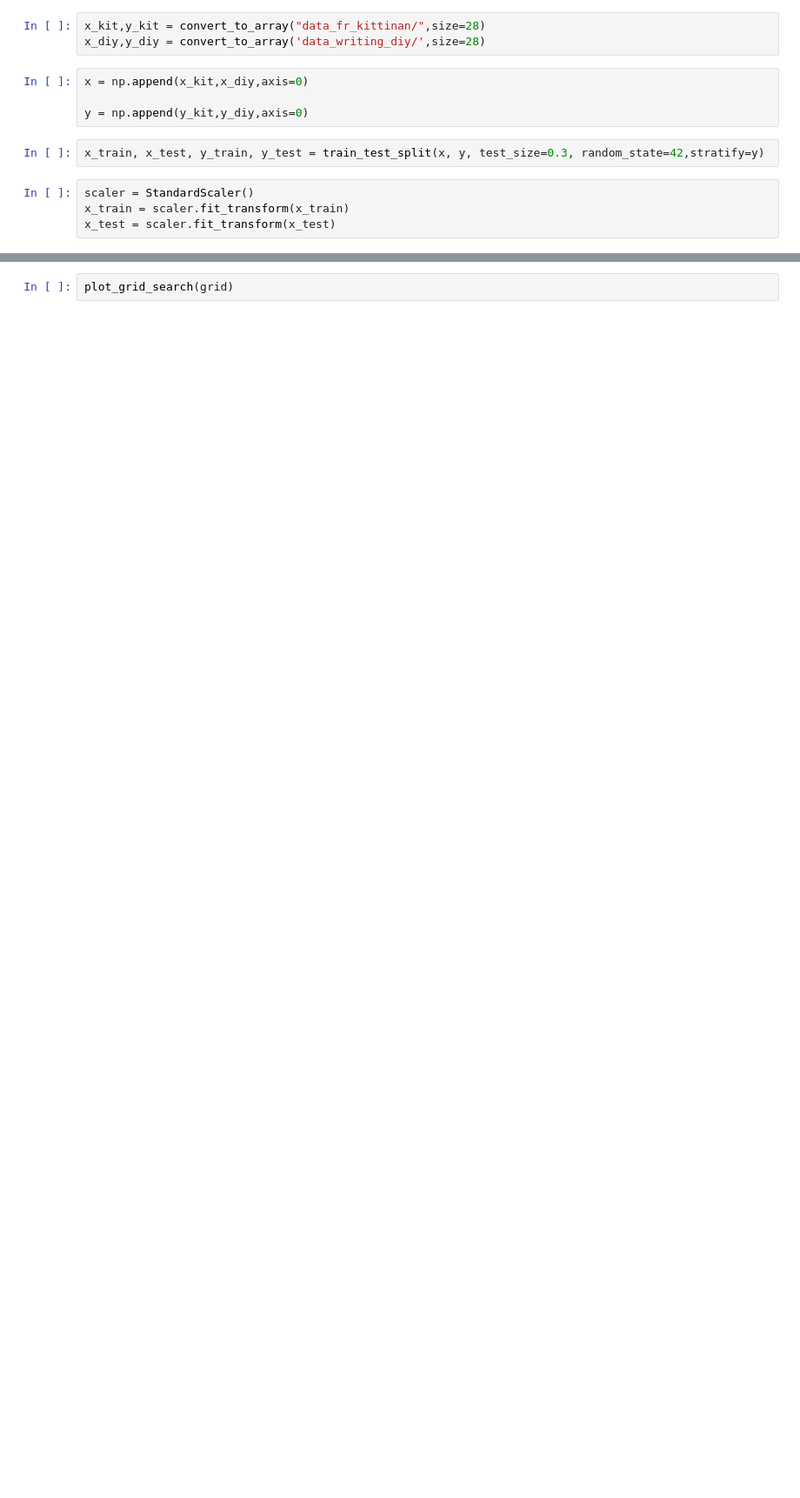
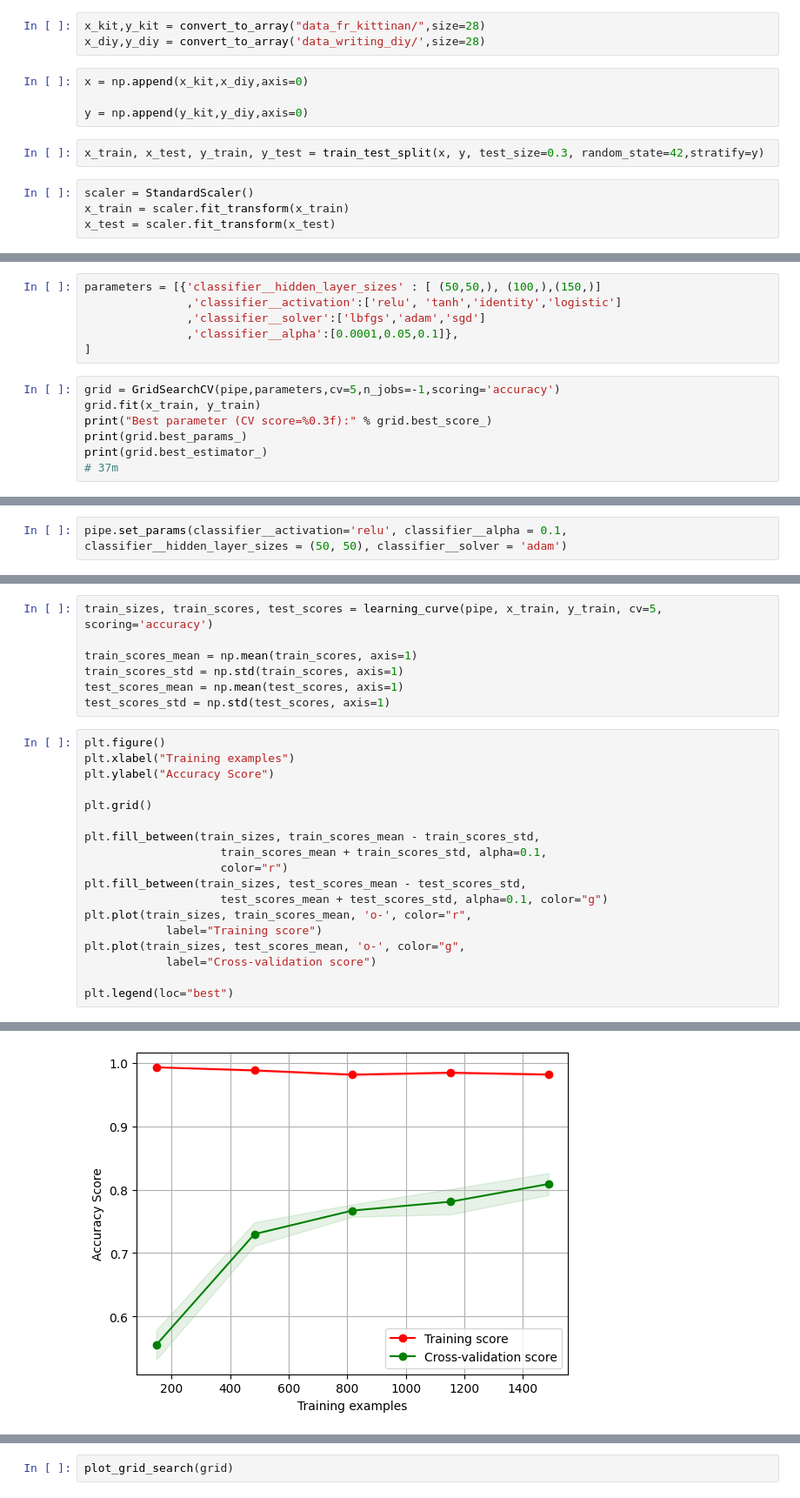
Before and after one commit to eatrabyo/dads-6003-thai_num_classification, a Jupyter notebook: nn.ipynb, the cells around one changed output, grey strips where cells are left out. Shown: that part at 87% size. Drawn from its saved outputs; the diff is of its cells as text; blank space fills up the shorter version.

```diff
--- a/nn.ipynb
+++ b/nn.ipynb
@@ -27,0 +33,13 @@ nn0 = MLPClassifier(random_state=42)
+# %%
+parameters = [{'classifier__hidden_layer_sizes' : [ (50,50,), (100,),(150,)]
+               ,'classifier__activation':['relu', 'tanh','identity','logistic']
+               ,'classifier__solver':['lbfgs','adam','sgd']
+               ,'classifier__alpha':[0.0001,0.05,0.1]},
+]
+# %%
+grid = GridSearchCV(pipe,parameters,cv=5,n_jobs=-1,scoring='accuracy')
+grid.fit(x_train, y_train)
+print("Best parameter (CV score=%0.3f):" % grid.best_score_)
+print(grid.best_params_)
+print(grid.best_estimator_)
+# 37m
@@ -27,0 +53,2 @@ nn0 = MLPClassifier(random_state=42)
+# %%
+pipe.set_params(classifier__activation='relu', classifier__alpha = 0.1, classifier__hidden_layer_sizes = (50, 50), classifier__solver = 'adam')
@@ -27,0 +60,26 @@ nn0 = MLPClassifier(random_state=42)
+# %%
+train_sizes, train_scores, test_scores = learning_curve(pipe, x_train, y_train, cv=5, scoring='accuracy')
+
+train_scores_mean = np.mean(train_scores, axis=1)
+train_scores_std = np.std(train_scores, axis=1)
+test_scores_mean = np.mean(test_scores, axis=1)
+test_scores_std = np.std(test_scores, axis=1)
+# %%
+plt.figure()
+plt.xlabel("Training examples")
+plt.ylabel("Accuracy Score")
+
+plt.grid()
+
+plt.fill_between(train_sizes, train_scores_mean - train_scores_std,
+                    train_scores_mean + train_scores_std, alpha=0.1,
+                    color="r")
+plt.fill_between(train_sizes, test_scores_mean - test_scores_std,
+                    test_scores_mean + test_scores_std, alpha=0.1, color="g")
+plt.plot(train_sizes, train_scores_mean, 'o-', color="r",
+            label="Training score")
+plt.plot(train_sizes, test_scores_mean, 'o-', color="g",
+            label="Cross-validation score")
+
+plt.legend(loc="best")
+# %% [output]
@@ -27,0 +87 @@ nn0 = MLPClassifier(random_state=42)
+[figure, added]
```
Also changed, not shown: parts of 15 cells of this notebook.
